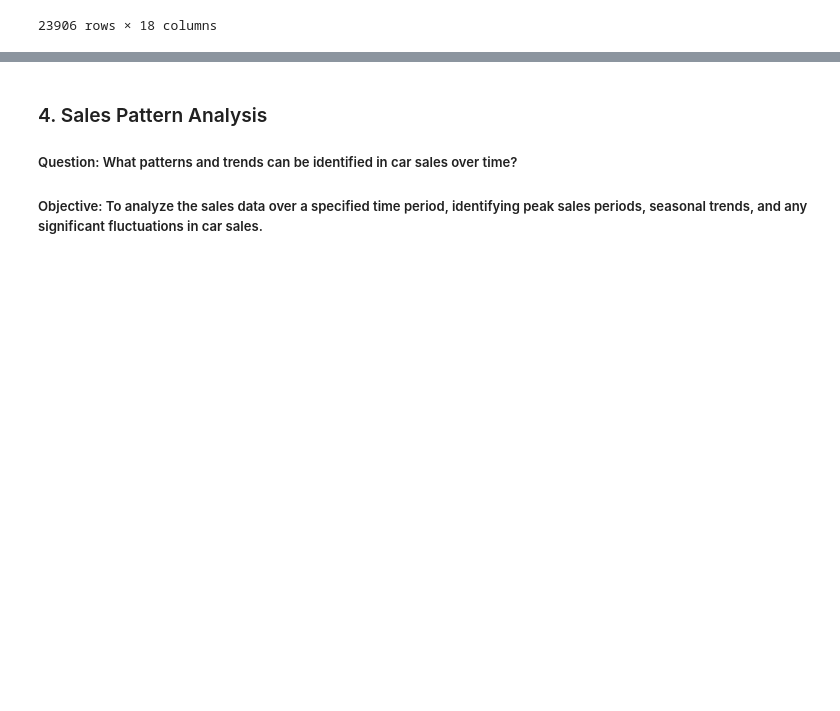
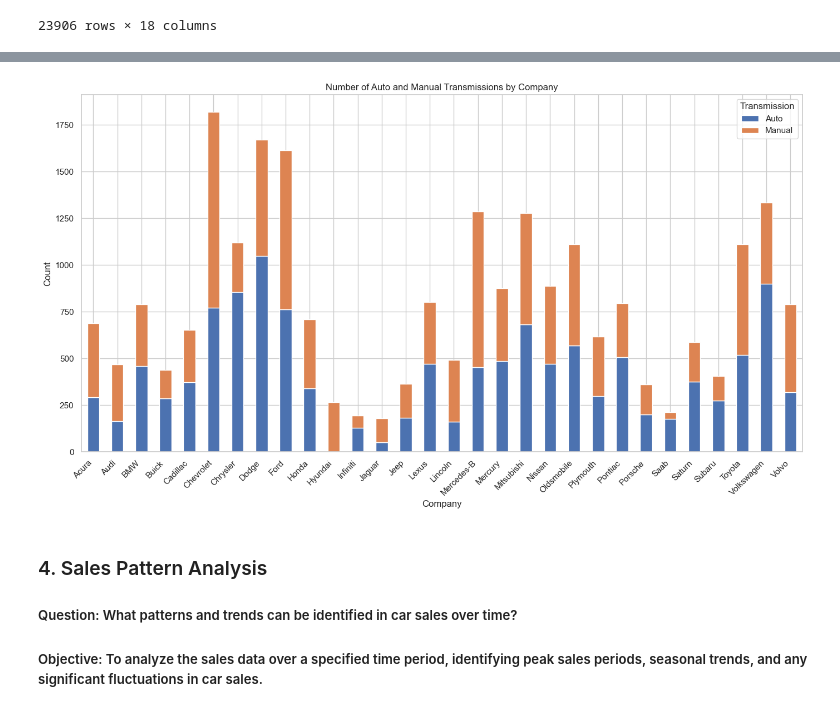
Before and after one commit to ikwabia/Car-Sales-, a Jupyter notebook: car_analysis.ipynb, the cells around one changed output, grey strips where cells are left out. Drawn from its saved outputs; the diff is of its cells as text; code cells hidden in the pictures; blank space fills up the shorter version.

```diff
--- a/car_analysis.ipynb
+++ b/car_analysis.ipynb
@@ -293,0 +318,3 @@ model_transmission_price
+# %%
+transmission_by_company = car_sales_df.groupby('Company')['Transmission'].value_counts().reset_index()
+transmission_by_company
@@ -294,3 +339,19 @@ model_transmission_price
+# %%
+# Pivoting the DataFrame to make plotting easier
+transmission_by_company_df = transmission_by_company.pivot(index='Company', columns='Transmission', values='count')
+
+# Plotting the data
+transmission_by_company_df.plot(kind='bar', stacked=True, figsize=(14, 8))
+
+plt.title('Number of Auto and Manual Transmissions by Company')
+plt.xlabel('Company')
+plt.ylabel('Count')
+plt.xticks(rotation=45, ha='right')
+plt.legend(title='Transmission')
+plt.tight_layout()
+plt.show()
+# %% [output]
+[figure, added]
 # %% [markdown]
 ### 4. Sales Pattern Analysis
 ##### Question: What patterns and trends can be identified in car sales over time?
```
Also changed, not shown: parts of 13 cells of this notebook.
